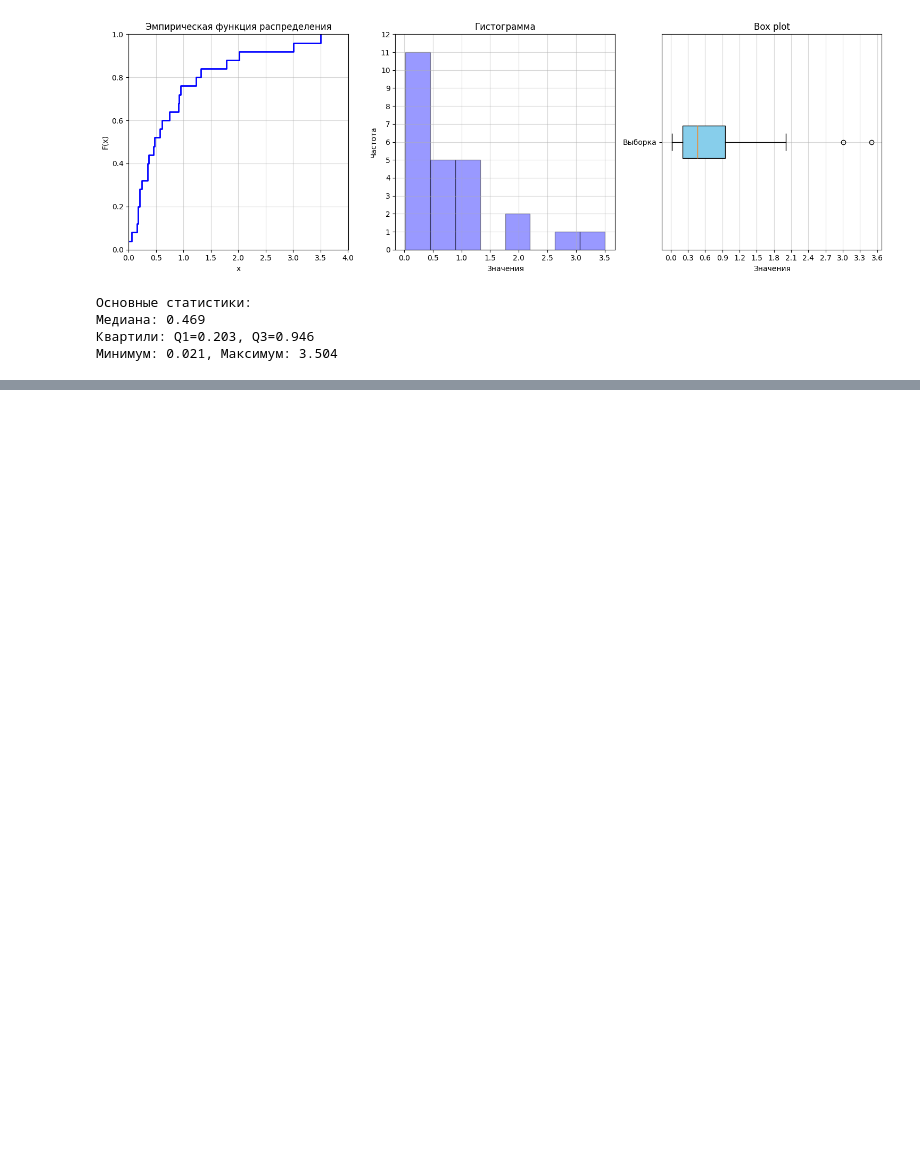
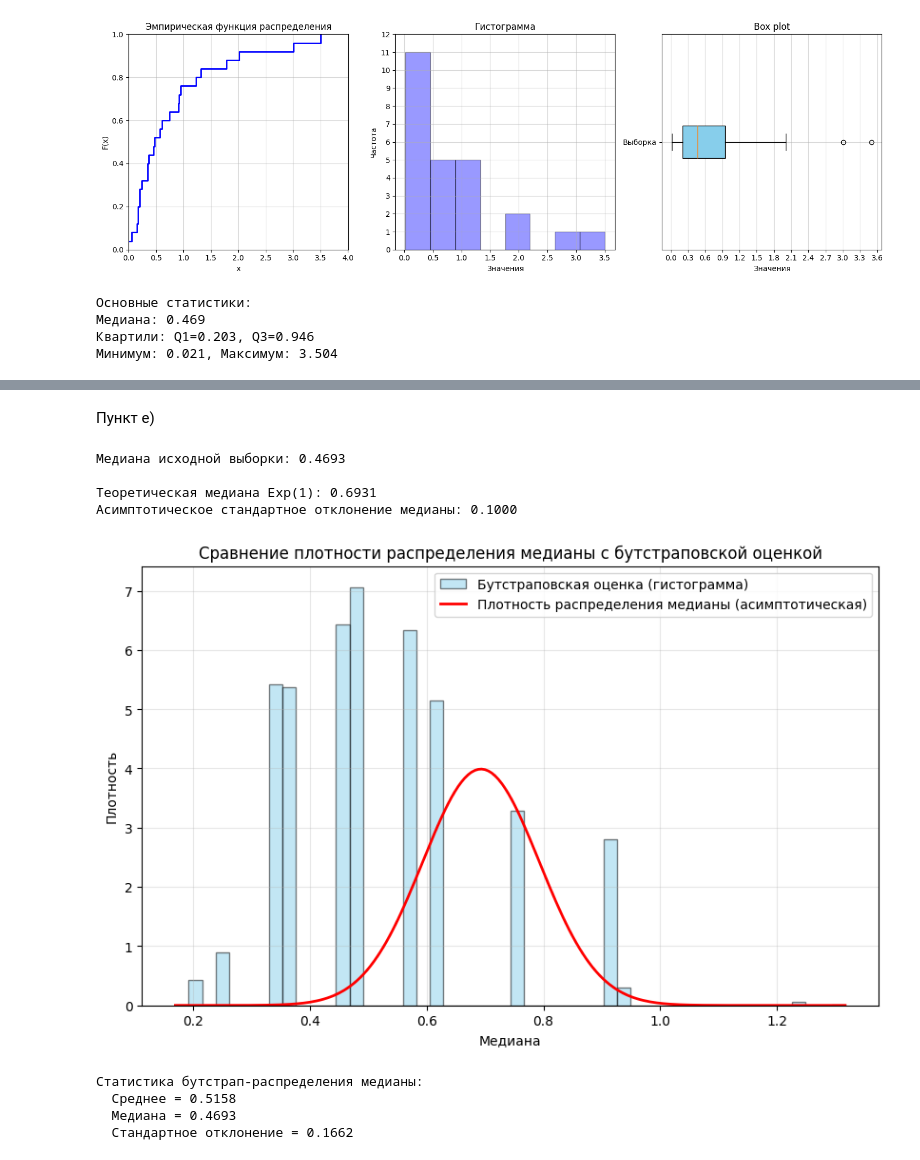
Before and after one commit to Pavel-bur-dot/Mathematical-statistics, a Jupyter notebook: Task_2.ipynb, the cells around one changed output, grey strips where cells are left out. Cells and saved outputs as stored; diff of their text form; code cells hidden in the pictures; blank space fills up the shorter version.

```diff
--- a/Task_2.ipynb
+++ b/Task_2.ipynb
@@ -129,0 +231,59 @@ print(f"Минимум: {np.min(sample):.3f}, Максимум: {np.max(sample):
+# %% [markdown]
+Пункт е)
+# %%
+print(f"\nМедиана исходной выборки: {median:.4f}")
+
+# Бутстрап для медианы
+n_bootstrap = 10000
+bootstrap_medians = []
+
+for i in range(n_bootstrap):
+    bootstrap_sample = np.random.choice(sample, size=n, replace=True)
+    bootstrap_medians.append(np.median(bootstrap_sample))
+
+bootstrap_medians = np.array(bootstrap_medians)
+
+# Теоретическая плотность распределения медианы (асимптотическая нормальная)
+# Для экспоненциального распределения Exp(1):
+# - теоретическая медиана = ln(2) ≈ 0.6931
+# - асимптотическая дисперсия медианы = 1/(4n * f²(медианы))
+# - f(ln2) = exp(-ln2) = 1/2
+theoretical_median = np.log(2)
+asymptotic_std = 1 / (2 * np.sqrt(n))  # стандартное отклонение для Exp(1)
+
+print(f"\nТеоретическая медиана Exp(1): {theoretical_median:.4f}")
+print(f"Асимптотическое стандартное отклонение медианы: {asymptotic_std:.4f}")
+
+# Создаем диапазон значений для отображения плотностей
+x_median = np.linspace(min(bootstrap_medians), max(bootstrap_medians), 200)
+
+# Плотность распределения медианы (асимптотическая нормальная)
+median_density = stats.norm.pdf(x_median, loc=theoretical_median, scale=asymptotic_std)
+
+# Визуализация
+plt.figure(figsize=(10, 6))
+
+# Бутстраповская оценка - гистограмма
+plt.hist(bootstrap_medians, bins=50, density=True, alpha=0.5,
+         color='skyblue', edgecolor='black', label='Бутстраповская оценка')
+
+# Теоретическая плотность
+plt.plot(x_median, median_density, 'r-', linewidth=2,
+         label='Плотность распределения медианы')
+
+plt.xlabel('Медиана')
+plt.ylabel('Плотность')
+plt.title('Сравнение плотности распределения медианы с бутстраповской оценкой')
+plt.legend()
+plt.grid(True, alpha=0.3)
+plt.show()
+# %% [output]
+Медиана исходной выборки: 0.4693
+
+Теоретическая медиана Exp(1): 0.6931
+Асимптотическое стандартное отклонение медианы: 0.1000
+[figure, added]
+Статистика бутстрап-распределения медианы:
+  Среднее = 0.5158
+  Медиана = 0.4693
+  Стандартное отклонение = 0.1662
```
Also changed, not shown: parts of 8 cells of this notebook.
